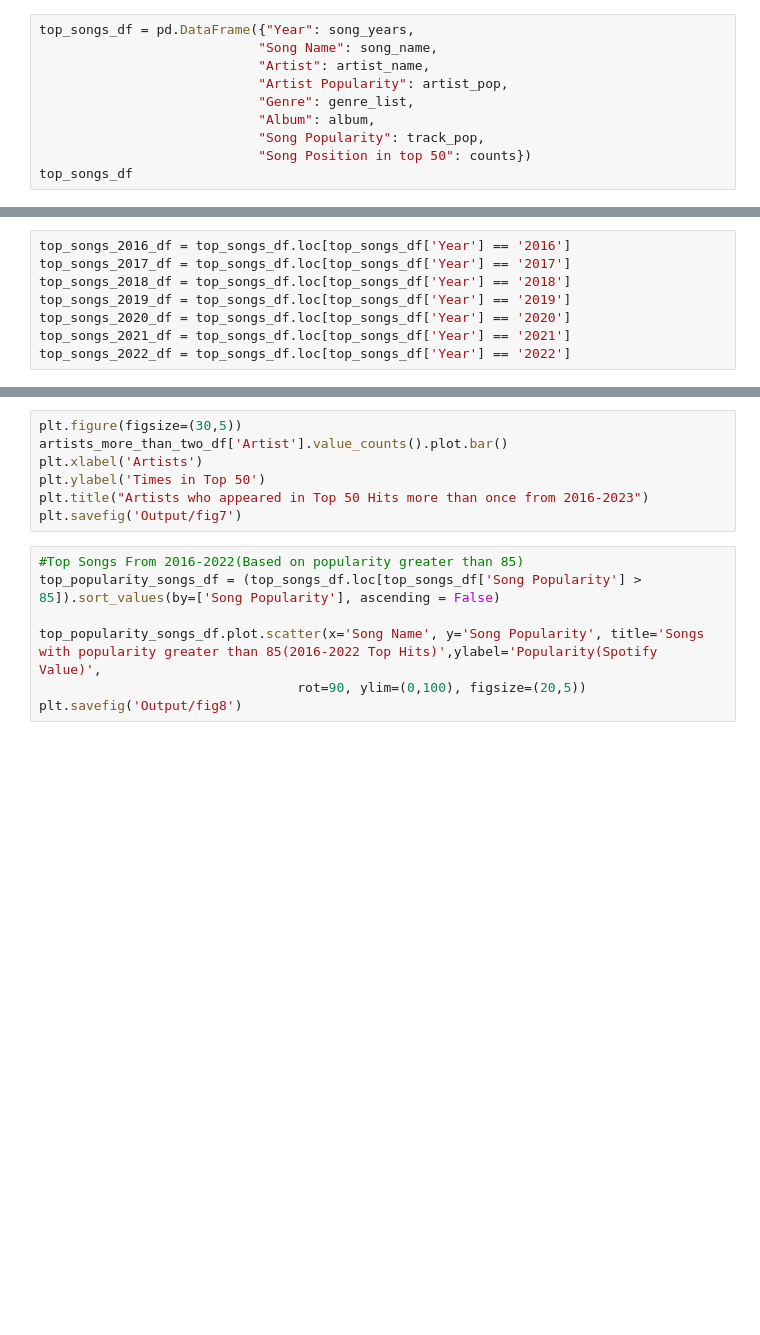
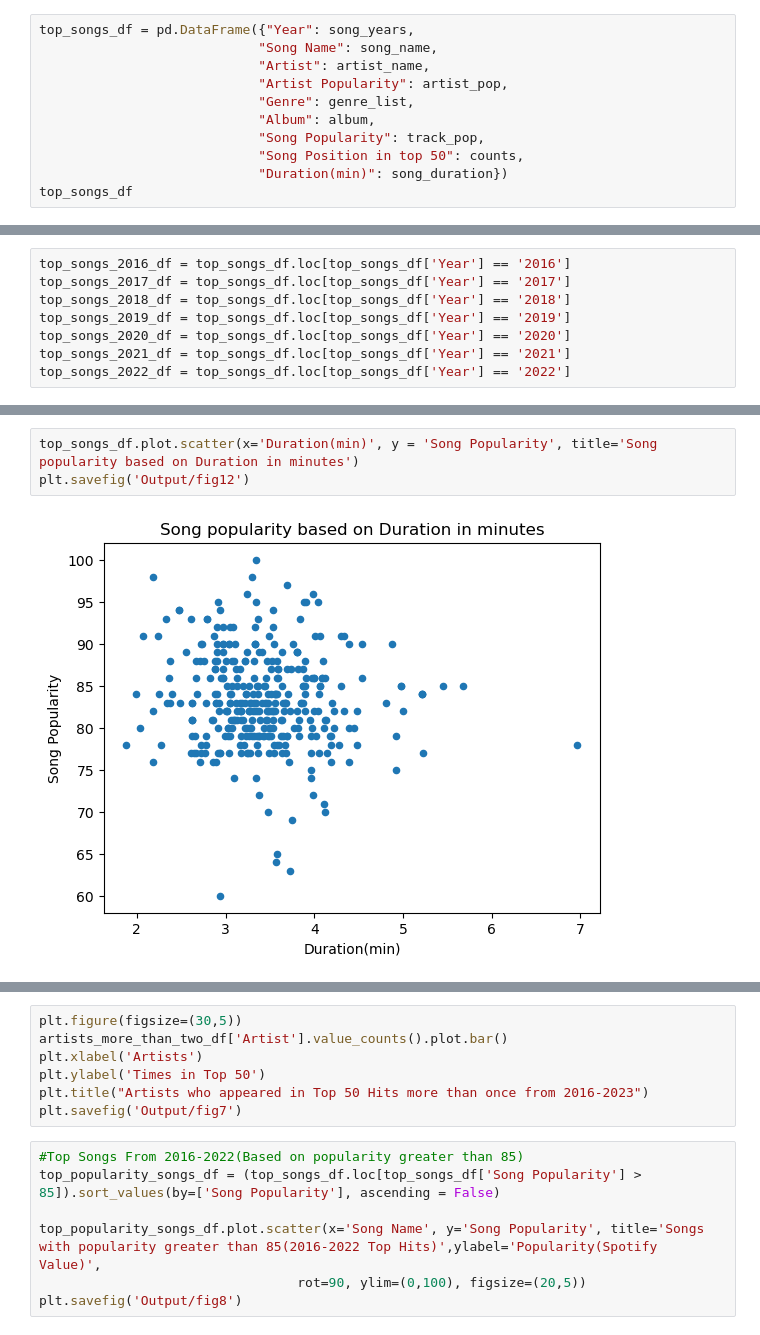
Before and after one commit to natekarr/8_Mile_Project_1, a Jupyter notebook: Project 1.ipynb, the cells around one changed output, grey strips where cells are left out. Saved outputs shown, nothing was run; the diff lists cells and outputs as text; blank space fills up the shorter version.

```diff
--- a/Project 1.ipynb
+++ b/Project 1.ipynb
@@ -126,5 +146,6 @@ top_songs_df = pd.DataFrame({"Year": song_years,
                             "Genre": genre_list,
                             "Album": album,
                             "Song Popularity": track_pop,
-                            "Song Position in top 50": counts})
+                            "Song Position in top 50": counts,
+                            "Duration(min)": song_duration})
 top_songs_df
@@ -184,0 +304,5 @@ plt.savefig('Output/fig1')
+# %%
+top_songs_df.plot.scatter(x='Duration(min)', y = 'Song Popularity', title='Song popularity based on Duration in minutes')
+plt.savefig('Output/fig12')
+# %% [output]
+[figure, added]
```
Also changed, not shown: parts of 24 cells of this notebook, 10 other files.
